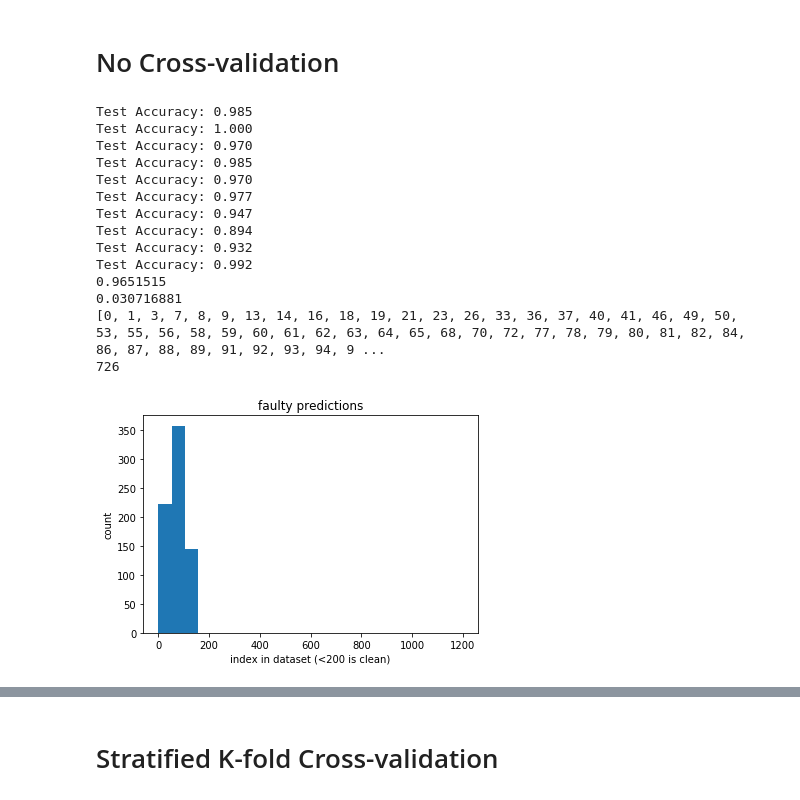
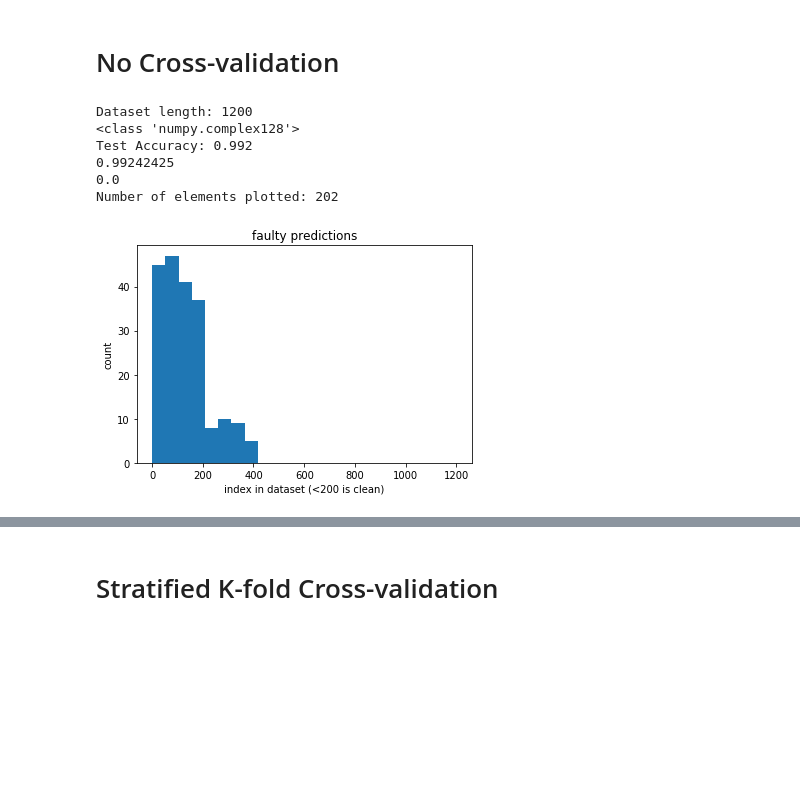
Before and after one commit to musicbyjing/cosmic_dawn_rfi, a Jupyter notebook: classification.ipynb, the cells around one changed output, grey strips where cells are left out. Drawn from its saved outputs; the diff is of its cells as text; code cells hidden in the pictures; blank space fills up the shorter version.

```diff
--- a/classification.ipynb
+++ b/classification.ipynb
@@ -93,3 +73,26 @@ def show_hist(my_list):
+# %%
+def get_faulty_predictions(predictions, labels):
+    my_list = []
+    for i, val in enumerate(predictions):
+        if predictions[i] != labels[i]:
+            my_list.append(i)
+    return my_list
+
+def print_stats(accs):
+    print(np.mean(accs))
+    print(np.std(accs))
+
+def show_hist(my_list):
+    if isinstance(my_list[0], list):
+        from itertools import chain
+        my_list = list(chain.from_iterable(my_list))
+    bins=np.linspace(0,1200,24)
+    print(f"Number of elements plotted: {len(my_list)}")
+    plt.hist(my_list, bins=bins)
+    plt.xlabel("index in dataset (<200 is clean)")
+    plt.ylabel("count")
+    plt.title("faulty predictions")
+    plt.show()
 # %% [markdown]
 - ReLu activation function: for x, it returns max(0, x)
 - He weight initialization is a good option: https://towardsdatascience.com/weight-initialization-techniques-in-neural-networks-26c649eb3b78
@@ -98,30 +101,21 @@ def show_hist(my_list):
 # %%
 X, y, X_train, y_train, X_test, y_test, n_features = load_data()
 faulty_predictions = []
 accs = []
 
-for i in range(10):
-    model = None
-    model = create_model(n_features)
-    acc, predictions = train_and_evaluate_model(model, X_train, y_train, X_test, y_test)
-    accs.append(acc)
-    faulty_predictions.append(get_faulty_predictions(predictions, y))
+model = None
+model = create_model(n_features)
+acc, predictions = train_and_evaluate_model(model, X_train, y_train, X_test, y_test)
+accs.append(acc)
+faulty_predictions.extend(get_faulty_predictions(predictions, y))
 
 print_stats(accs)
 show_hist(faulty_predictions)
 # %% [output]
-Test Accuracy: 0.985
-Test Accuracy: 1.000
-Test Accuracy: 0.970
-Test Accuracy: 0.985
-Test Accuracy: 0.970
-Test Accuracy: 0.977
-Test Accuracy: 0.947
-Test Accuracy: 0.894
-Test Accuracy: 0.932
+Dataset length: 1200
+<class 'numpy.complex128'>
 Test Accuracy: 0.992
-0.9651515
-0.030716881
-[0, 1, 3, 7, 8, 9, 13, 14, 16, 18, 19, 21, 23, 26, 33, 36, 37, 40, 41, 46, 49, 50, 53, 55, 56, 58, 59, 60, 61, 62, 63, 64, 65, 68, 70, 72, 77, 78, 79, 80, 81, 82, 84, 86, 87, 88, 89, 91, 92, 93, 94, 9 ...
-726
+0.99242425
+0.0
+Number of elements plotted: 202
-[figure, old version]
+[figure, new version]
```
Also changed, not shown: parts of 5 cells of this notebook, 1 other file.
